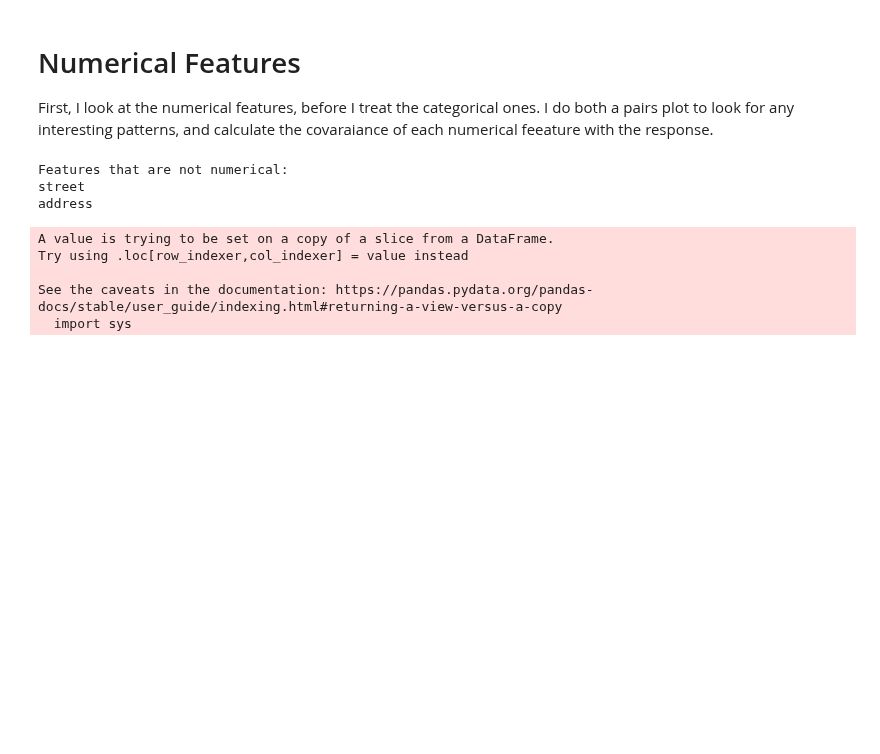
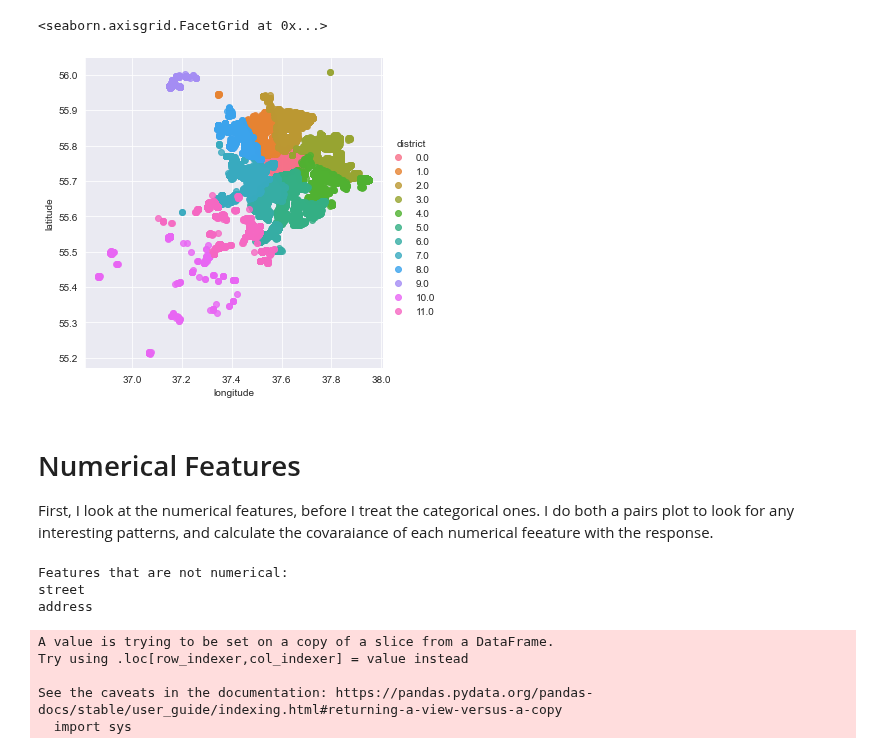
Before and after one commit to jimoskar/ml, a Jupyter notebook: project/jim_EDA.ipynb, the cells around one changed output. Saved outputs shown, nothing was run; the diff lists cells and outputs as text; code cells hidden in the pictures; blank space fills up the shorter version.

```diff
--- a/project/jim_EDA.ipynb
+++ b/project/jim_EDA.ipynb
@@ -20,3 +75,8 @@ data_test = pd.merge(apartments_test, buildings_test.set_index('id'), how='left'
+# %%
+sns.lmplot('longitude', 'latitude', data=data, hue='district', fit_reg=False, scatter_kws={"s": 20})
+# %% [output]
+<seaborn.axisgrid.FacetGrid at 0x...>
+[figure, added]
 # %% [markdown]
 # Numerical Features
 First, I look at the numerical features, before I treat the categorical ones. I do both a pairs plot to look for any interesting patterns, and calculate the covaraiance of each numerical feeature with the response.
```
Also changed, not shown: parts of 5 cells of this notebook, 2 other files.
